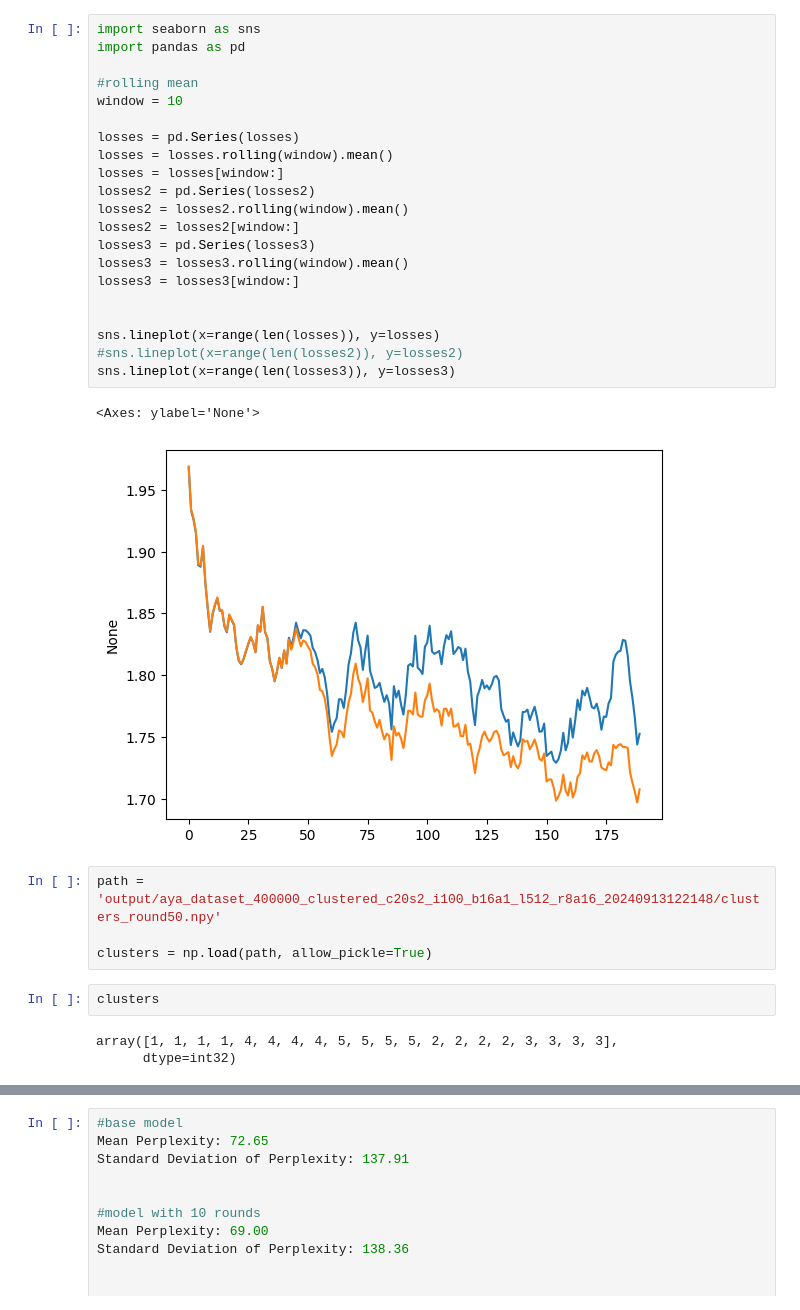
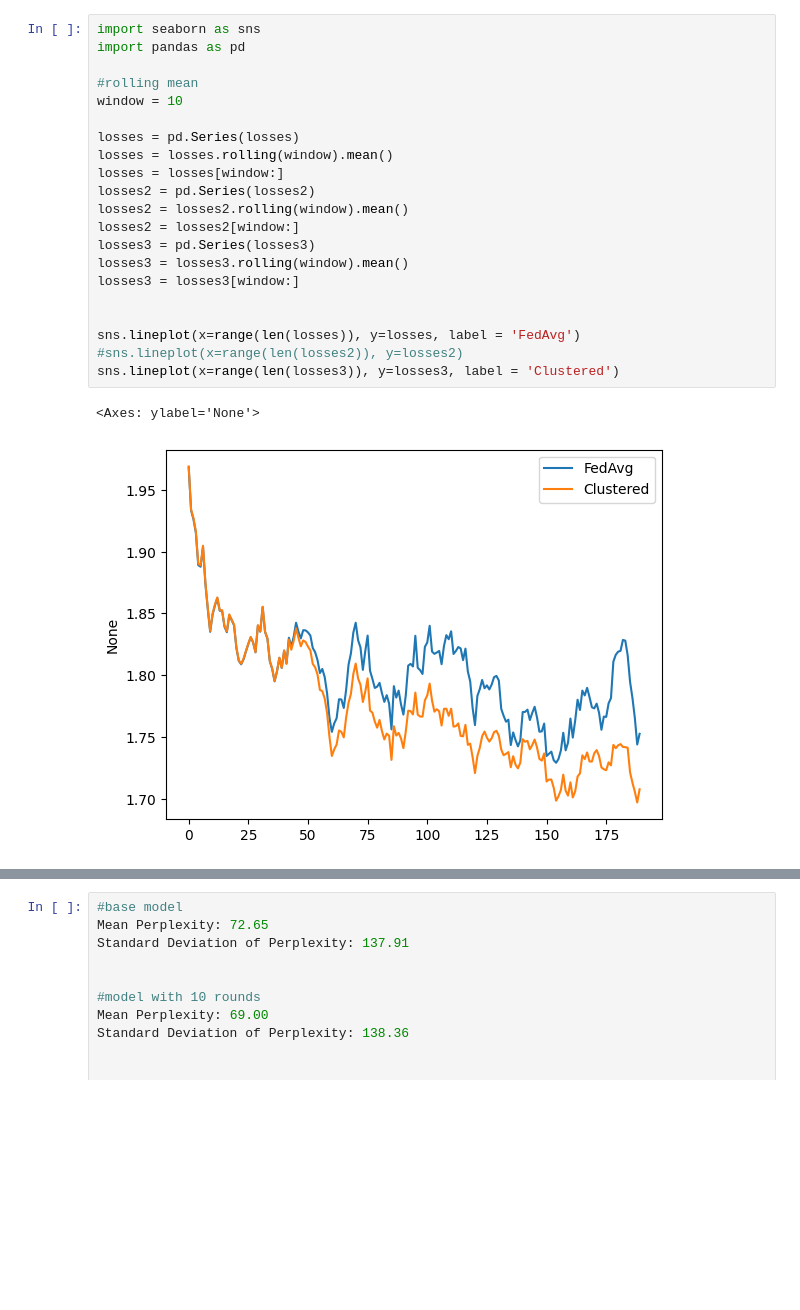
Before and after one commit to GabrielTalasso/FT_LLM_FL, a Jupyter notebook: evaluations.ipynb, the cells around one changed output, grey strips where cells are left out. Saved outputs shown, nothing was run; the diff lists cells and outputs as text; blank space fills up the shorter version.

```diff
--- a/evaluations.ipynb
+++ b/evaluations.ipynb
@@ -129,33 +69,24 @@ losses3
 # %%
 import seaborn as sns
 import pandas as pd
 
 #rolling mean
 window = 10
 
 losses = pd.Series(losses)
 losses = losses.rolling(window).mean()
 losses = losses[window:]
 losses2 = pd.Series(losses2)
 losses2 = losses2.rolling(window).mean()
 losses2 = losses2[window:]
 losses3 = pd.Series(losses3)
 losses3 = losses3.rolling(window).mean()
 losses3 = losses3[window:]
 
 
-sns.lineplot(x=range(len(losses)), y=losses)
+sns.lineplot(x=range(len(losses)), y=losses, label = 'FedAvg')
 #sns.lineplot(x=range(len(losses2)), y=losses2)
-sns.lineplot(x=range(len(losses3)), y=losses3)
+sns.lineplot(x=range(len(losses3)), y=losses3, label = 'Clustered')
 # %% [output]
 <Axes: ylabel='None'>
-[figure, old version]
+[figure, new version]
-# %%
-path = 'output/aya_dataset_400000_clustered_c20s2_i100_b16a1_l512_r8a16_20240913122148/clusters_round50.npy'
-
-clusters = np.load(path, allow_pickle=True)
-# %%
-clusters
-# %% [output]
-array([1, 1, 1, 1, 4, 4, 4, 4, 5, 5, 5, 5, 2, 2, 2, 2, 3, 3, 3, 3],
-      dtype=int32)
```
Also changed, not shown: parts of 16 cells of this notebook.
